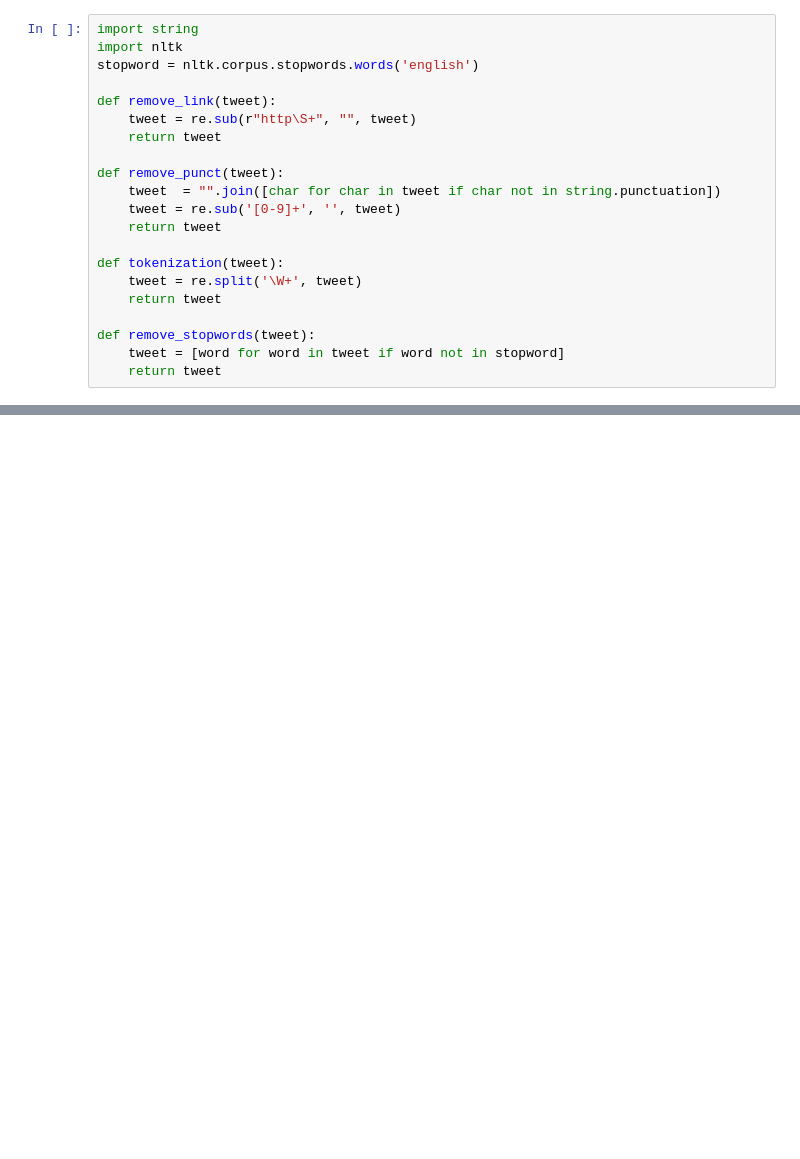
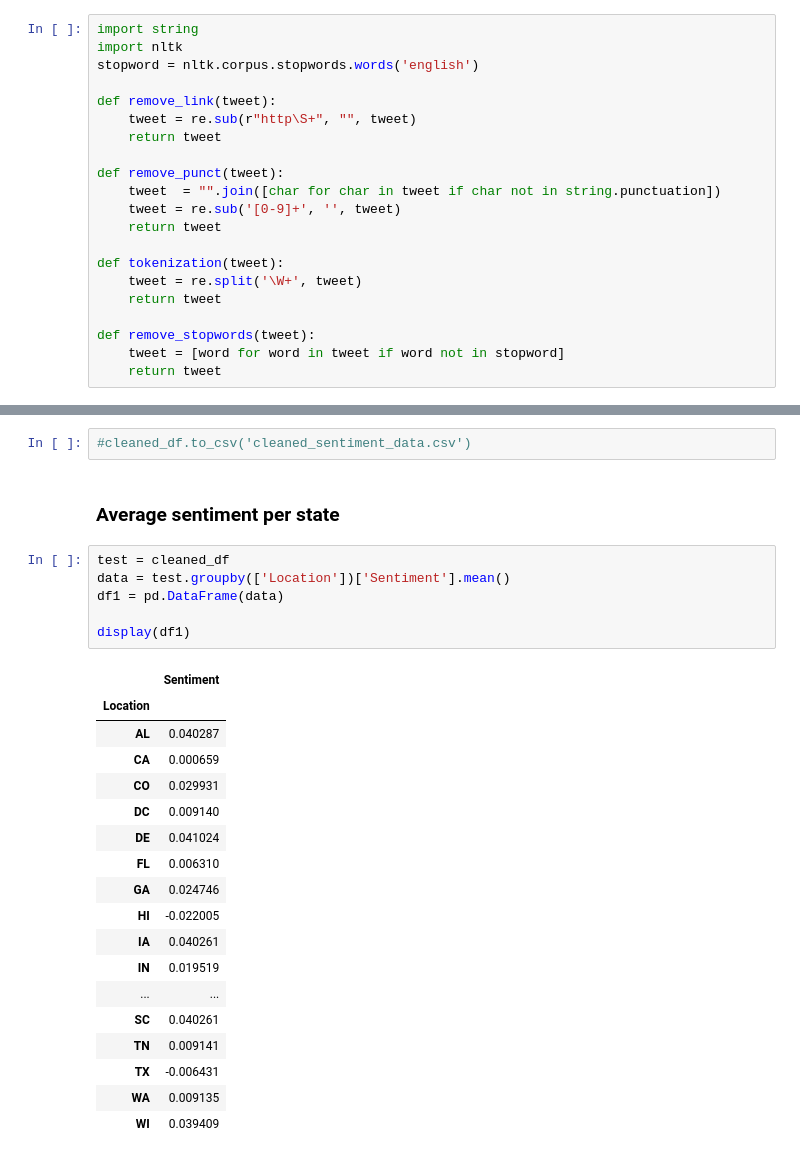
Before and after one commit to dewispooren/socialweb_finalproject, a Jupyter notebook: Final_Project.ipynb, the cells around one changed output, grey strips where cells are left out. Saved outputs shown, nothing was run; the diff lists cells and outputs as text; blank space fills up the shorter version.

```diff
--- a/Final_Project.ipynb
+++ b/Final_Project.ipynb
@@ -224,3 +264,32 @@ cleaned_tweets[:1]
+# %%
+#cleaned_df.to_csv('cleaned_sentiment_data.csv')
+# %% [markdown]
+### Average sentiment per state
+# %%
+test = cleaned_df
+data = test.groupby(['Location'])['Sentiment'].mean()
+df1 = pd.DataFrame(data)
+
+display(df1)
+# %% [output]
+|  | Sentiment |
+| Location |  |
+| AL | 0.040287 |
+| CA | 0.000659 |
+| CO | 0.029931 |
+| DC | 0.009140 |
+| DE | 0.041024 |
+| FL | 0.006310 |
+| GA | 0.024746 |
+| HI | -0.022005 |
+| IA | 0.040261 |
+| IN | 0.019519 |
+| ... | ... |
+| SC | 0.040261 |
+| TN | 0.009141 |
+| TX | -0.006431 |
+| WA | 0.009135 |
+| WI | 0.039409 |
 # %%
 import matplotlib.pyplot as plt
 from collections import Counter
```
Also changed, not shown: parts of 7 cells of this notebook.
